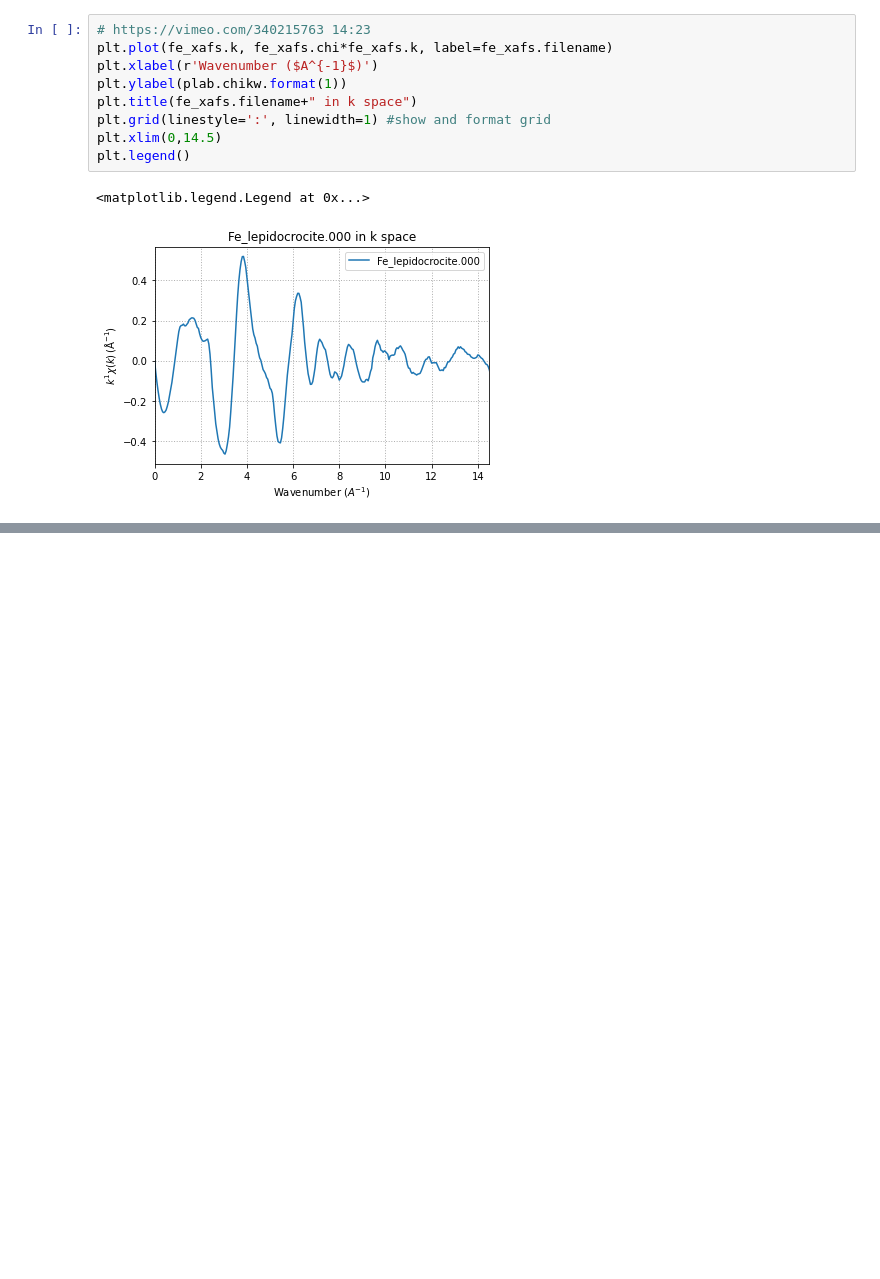
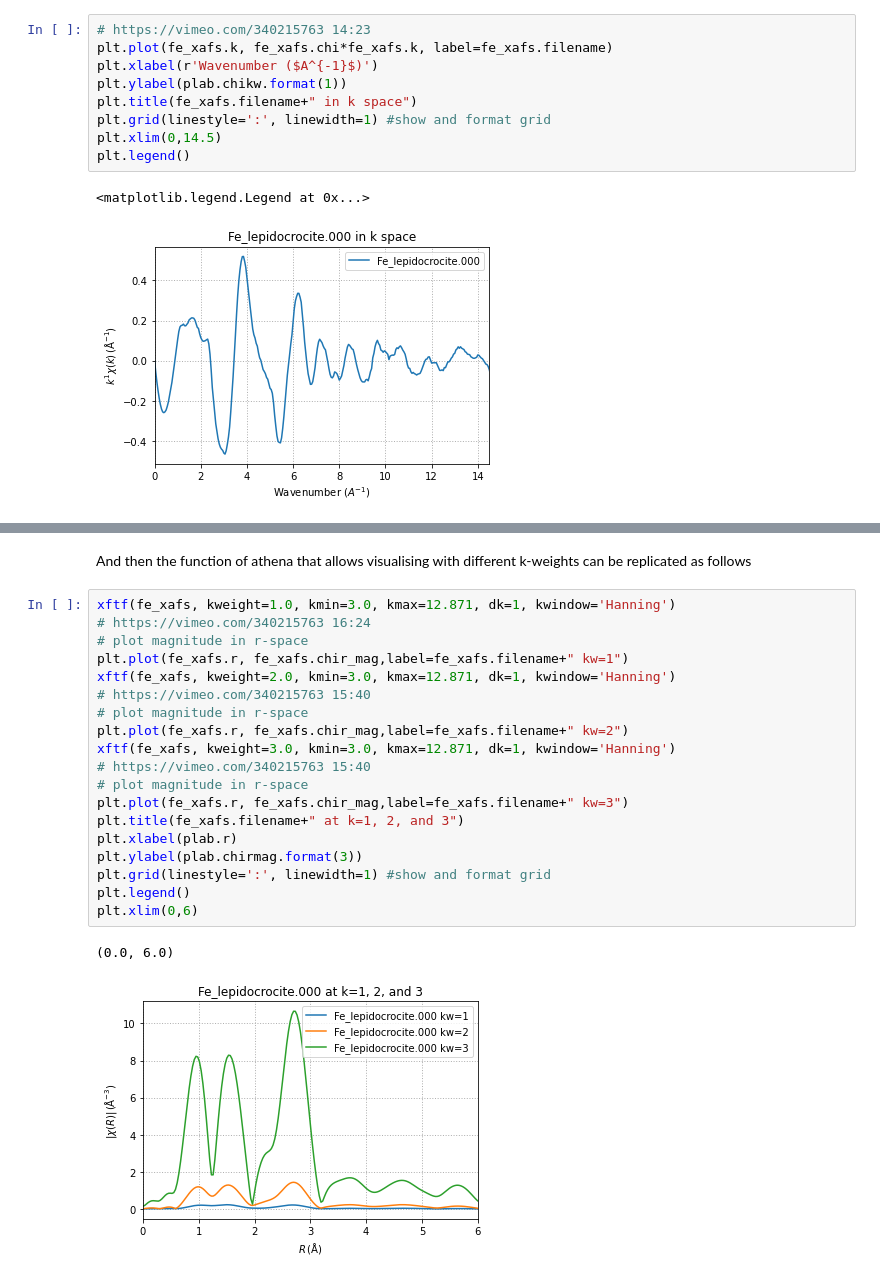
Before and after one commit to scman1/Larch_Intro_ukch, a Jupyter notebook: XAFS_Processing_2.ipynb, the cells around one changed output, grey strips where cells are left out. Cells and saved outputs as stored; diff of their text form; blank space fills up the shorter version.

```diff
--- a/XAFS_Processing_2.ipynb
+++ b/XAFS_Processing_2.ipynb
@@ -329,0 +357,24 @@ plt.legend()
+# %% [markdown]
+And then the function of athena that allows visualising with different k-weights can be replicated as follows
+# %%
+xftf(fe_xafs, kweight=1.0, kmin=3.0, kmax=12.871, dk=1, kwindow='Hanning')
+# https://vimeo.com/340215763 16:24
+# plot magnitude in r-space
+plt.plot(fe_xafs.r, fe_xafs.chir_mag,label=fe_xafs.filename+" kw=1")
+xftf(fe_xafs, kweight=2.0, kmin=3.0, kmax=12.871, dk=1, kwindow='Hanning')
+# https://vimeo.com/340215763 15:40
+# plot magnitude in r-space
+plt.plot(fe_xafs.r, fe_xafs.chir_mag,label=fe_xafs.filename+" kw=2")
+xftf(fe_xafs, kweight=3.0, kmin=3.0, kmax=12.871, dk=1, kwindow='Hanning')
+# https://vimeo.com/340215763 15:40
+# plot magnitude in r-space
+plt.plot(fe_xafs.r, fe_xafs.chir_mag,label=fe_xafs.filename+" kw=3")
+plt.title(fe_xafs.filename+" at k=1, 2, and 3")
+plt.xlabel(plab.r)
+plt.ylabel(plab.chirmag.format(3))
+plt.grid(linestyle=':', linewidth=1) #show and format grid
+plt.legend()
+plt.xlim(0,6)
+# %% [output]
+(0.0, 6.0)
+[figure, added]
```
Also changed, not shown: parts of 8 cells of this notebook.
